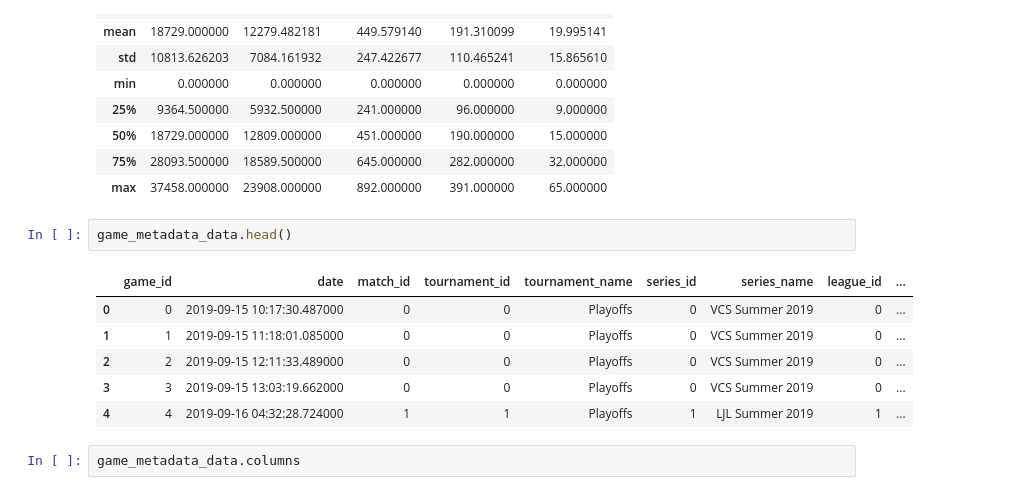
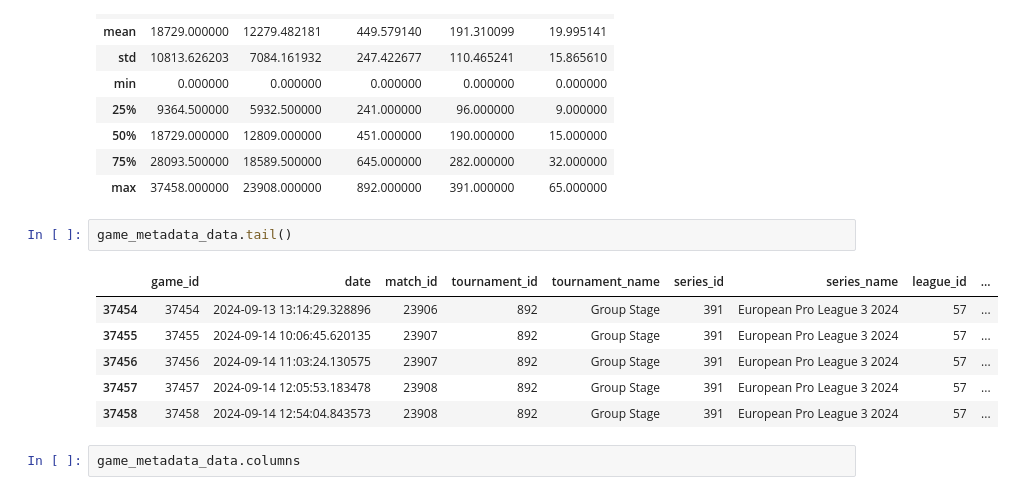
Before and after one commit to blaugrana11/ML-model_LoL, a Jupyter notebook: notebooks/model3.ipynb, the cells around one changed output. Cells and saved outputs as stored; diff of their text form.

```diff
--- a/notebooks/model3.ipynb
+++ b/notebooks/model3.ipynb
@@ -17,14 +17,14 @@ game_metadata_data.describe()
 | 75% | 28093.500000 | 18589.500000 | 645.000000 | 282.000000 | 32.000000 |
 | max | 37458.000000 | 23908.000000 | 892.000000 | 391.000000 | 65.000000 |
 # %%
-game_metadata_data.head()
+game_metadata_data.tail()
 # %% [output]
 |  | game_id | date | match_id | tournament_id | tournament_name | series_id | series_name | league_id | ... |
-| 0 | 0 | 2019-09-15 10:17:30.487000 | 0 | 0 | Playoffs | 0 | VCS Summer 2019 | 0 | ... |
-| 1 | 1 | 2019-09-15 11:18:01.085000 | 0 | 0 | Playoffs | 0 | VCS Summer 2019 | 0 | ... |
-| 2 | 2 | 2019-09-15 12:11:33.489000 | 0 | 0 | Playoffs | 0 | VCS Summer 2019 | 0 | ... |
-| 3 | 3 | 2019-09-15 13:03:19.662000 | 0 | 0 | Playoffs | 0 | VCS Summer 2019 | 0 | ... |
-| 4 | 4 | 2019-09-16 04:32:28.724000 | 1 | 1 | Playoffs | 1 | LJL Summer 2019 | 1 | ... |
+| 37454 | 37454 | 2024-09-13 13:14:29.328896 | 23906 | 892 | Group Stage | 391 | European Pro League 3 2024 | 57 | ... |
+| 37455 | 37455 | 2024-09-14 10:06:45.620135 | 23907 | 892 | Group Stage | 391 | European Pro League 3 2024 | 57 | ... |
+| 37456 | 37456 | 2024-09-14 11:03:24.130575 | 23907 | 892 | Group Stage | 391 | European Pro League 3 2024 | 57 | ... |
+| 37457 | 37457 | 2024-09-14 12:05:53.183478 | 23908 | 892 | Group Stage | 391 | European Pro League 3 2024 | 57 | ... |
+| 37458 | 37458 | 2024-09-14 12:54:04.843573 | 23908 | 892 | Group Stage | 391 | European Pro League 3 2024 | 57 | ... |
 # %%
 game_metadata_data.columns
 # %% [output]
```
Also changed, not shown: 4 other files.
